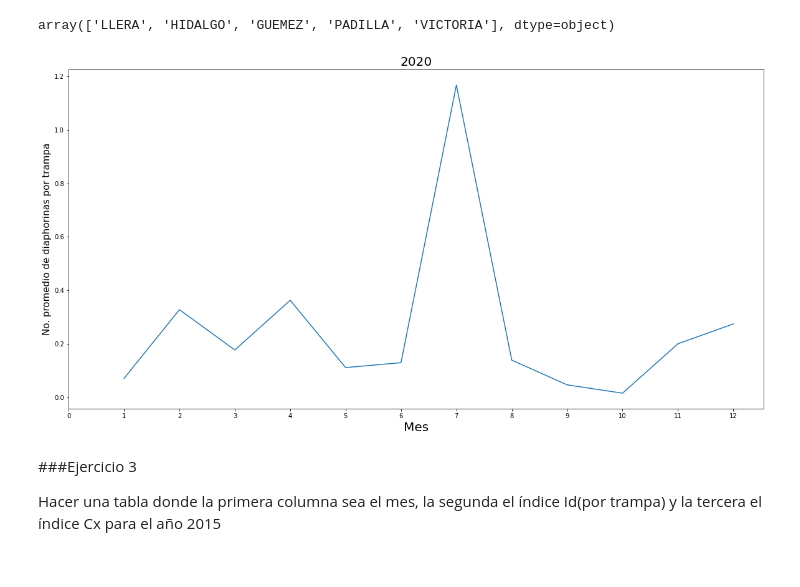
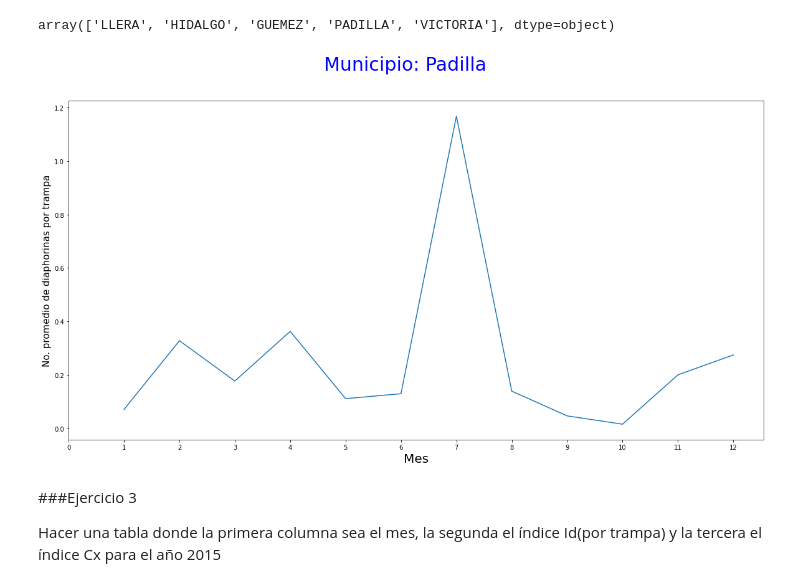
Before and after one commit to HilbertN/Analisis_de_datos_Tareas, a Jupyter notebook: tarea1.ipynb, the cells around one changed output. Cells and saved outputs as stored; diff of their text form; code cells hidden in the pictures.

```diff
--- a/tarea1.ipynb
+++ b/tarea1.ipynb
@@ -116,14 +82,14 @@ g4=bd2c[bd2c['Municipio']=='PADILLA'].groupby(['Mes','Ubicacion'])[bd2c.columns.
 # %%
 g4=bd2c[bd2c['Municipio']=='PADILLA'].groupby(['Mes','Ubicacion'])[bd2c.columns.values[13]].mean().groupby(level='Mes').mean()
 fig,ax=plt.subplots(figsize=(20,10))
 ax.plot(g4)
-ax.set_title('2020',fontsize=20)
+fig.suptitle('Municipio: Padilla',fontsize=30,color='blue')
 ax.set_xticks(range(0,13))
 ax.set_xlabel("Mes",fontsize=20)
 ax.set_ylabel("No. promedio de diaphorinas por trampa",fontsize=15)
 plt.show()
 # %% [output]
-[figure, old version]
+[figure, new version]
 # %% [markdown]
 ###Ejercicio 3
 
```
Also changed, not shown: parts of 28 cells of this notebook.
